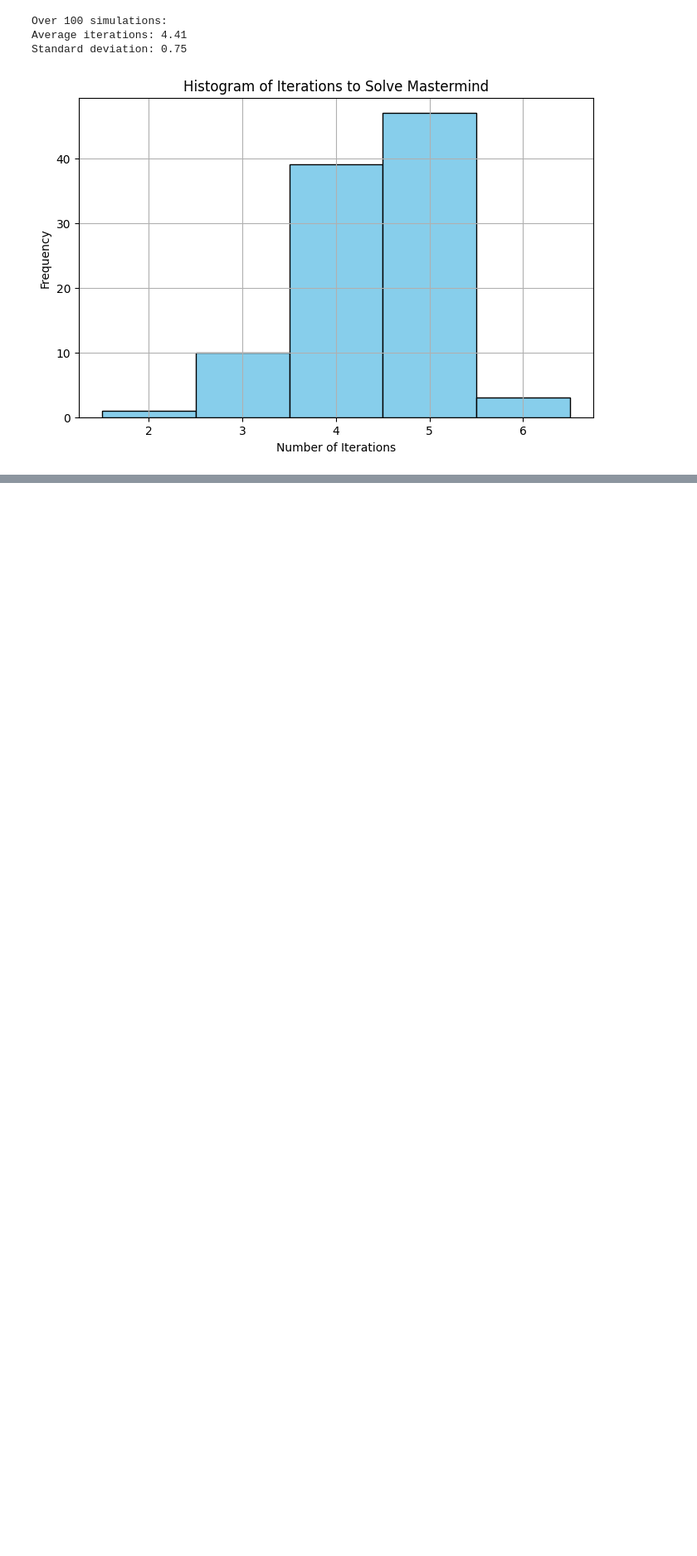
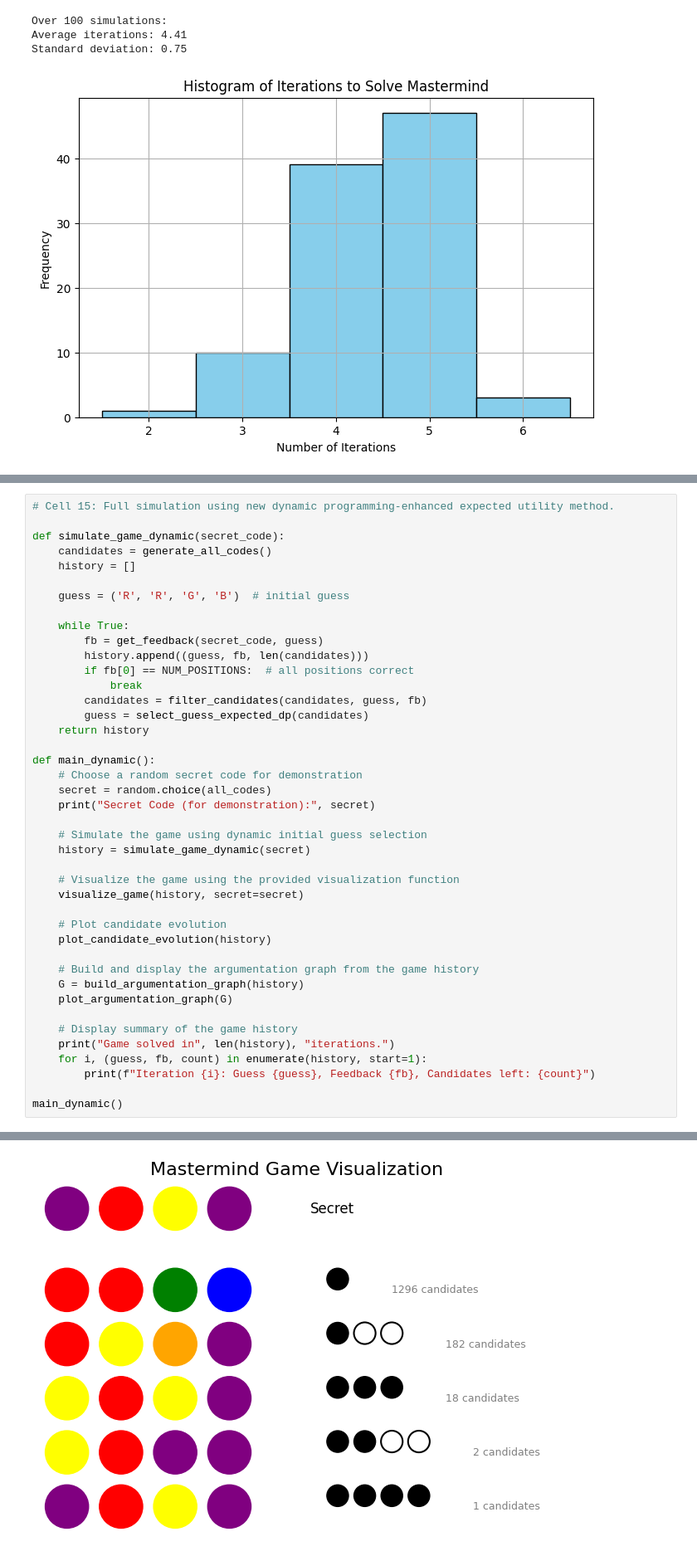
Before and after one commit to louisgthier/mastermind-reasoning-solver, a Jupyter notebook: mastermind-solver.ipynb, the cells around one changed output, grey strips where cells are left out. Shown at 83% size. Drawn from its saved outputs; the diff is of its cells as text; blank space fills up the shorter version.

```diff
--- a/mastermind-solver.ipynb
+++ b/mastermind-solver.ipynb
@@ -596,0 +691,43 @@ Standard deviation: 0.75
+# %%
+# Cell 15: Full simulation using new dynamic programming-enhanced expected utility method.
+
+def simulate_game_dynamic(secret_code):
+    candidates = generate_all_codes()
+    history = []
+
+    guess = ('R', 'R', 'G', 'B')  # initial guess
+
+    while True:
+        fb = get_feedback(secret_code, guess)
+        history.append((guess, fb, len(candidates)))
+        if fb[0] == NUM_POSITIONS:  # all positions correct
+            break
+        candidates = filter_candidates(candidates, guess, fb)
+        guess = select_guess_expected_dp(candidates)
+    return history
+
+def main_dynamic():
+    # Choose a random secret code for demonstration
+    secret = random.choice(all_codes)
+    print("Secret Code (for demonstration):", secret)
+
+    # Simulate the game using dynamic initial guess selection
+    history = simulate_game_dynamic(secret)
+
+    # Visualize the game using the provided visualization function
+    visualize_game(history, secret=secret)
+
+    # Plot candidate evolution
+    plot_candidate_evolution(history)
+
+    # Build and display the argumentation graph from the game history
+    G = build_argumentation_graph(history)
+    plot_argumentation_graph(G)
+
+    # Display summary of the game history
+    print("Game solved in", len(history), "iterations.")
+    for i, (guess, fb, count) in enumerate(history, start=1):
+        print(f"Iteration {i}: Guess {guess}, Feedback {fb}, Candidates left: {count}")
+
+main_dynamic()
+# %% [output]
@@ -596,0 +735 @@ Standard deviation: 0.75
+[figure, added]
```
Also changed, not shown: parts of 14 cells of this notebook.
